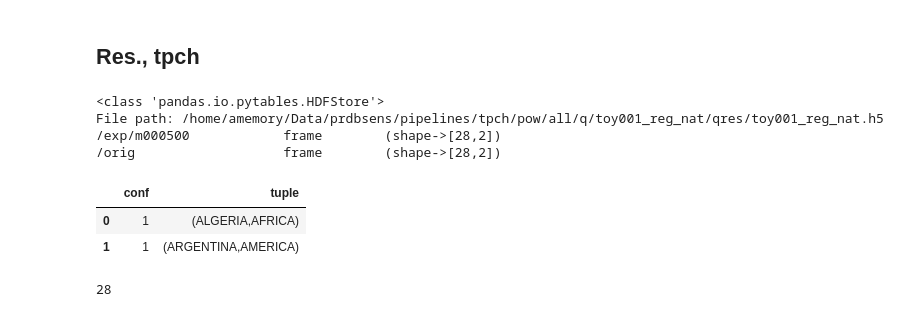
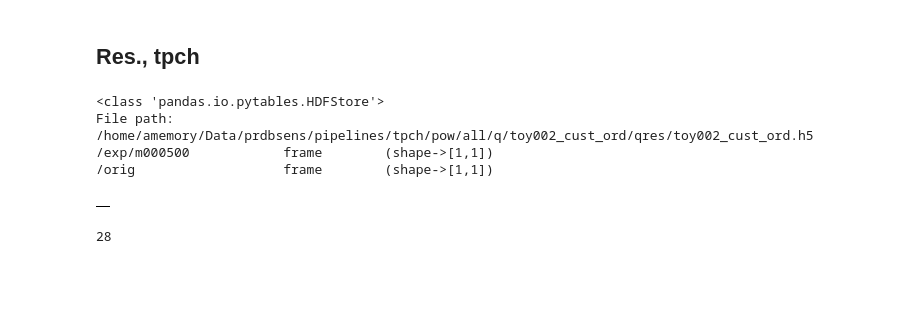
Before and after one commit to alexmemory/PrDBSens, a Jupyter notebook: notes/20150409_ACM_trio.ipynb, the cells around one changed output. Saved outputs shown, nothing was run; the diff lists cells and outputs as text; code cells hidden in the pictures; blank space fills up the shorter version.

```diff
--- a/notes/20150409_ACM_trio.ipynb
+++ b/notes/20150409_ACM_trio.ipynb
@@ -1098,7 +1098,9 @@ pass
 # Pipeline, TPC-H
 # %%
 #scr = pd.read_csv('/home/amemory/Data/prdbsens/pipelines/tpch/rel/region_r.csv',quotechar="'")
-scr = pd.read_csv('/home/amemory/Data/prdbsens/pipelines/tpch/rel/nation_n.csv',quotechar="'")
+#scr = pd.read_csv('/home/amemory/Data/prdbsens/pipelines/tpch/rel/nation_n.csv',quotechar="'")
+scr = pd.read_csv('/home/amemory/Data/prdbsens/pipelines/tpch/rel/cust_c.csv',quotechar="'")
+#scr = pd.read_csv('/home/amemory/Data/prdbsens/pipelines/tpch/rel/orders_o.csv',quotechar="'")
 # %%
 scr.head(2)
 # %% [output]
@@ -1138,23 +1144,22 @@ File path: /home/amemory/Data/prdbsens/pipelines/tpch/pow/all/q/toy001_reg_nat/t
 # %% [markdown]
 ## Res., tpch
 # %%
-with pd.HDFStore('/home/amemory/Data/prdbsens/pipelines/tpch/pow/all/q/toy001_reg_nat/qres/toy001_reg_nat.h5','r') as sto:
+#with pd.HDFStore('/home/amemory/Data/prdbsens/pipelines/tpch/pow/all/q/toy001_reg_nat/qres/toy001_reg_nat.h5','r') as sto:
+with pd.HDFStore('/home/amemory/Data/prdbsens/pipelines/tpch/pow/all/q/toy002_cust_ord/qres/toy002_cust_ord.h5','r') as sto:
     print sto
     #k = sto.keys()[0]
     k = 'orig'
     scr = sto[k]
     k = 'exp/m000500'
     scrt = sto[k]
     #pprint.pprint(sto.get_storer(k).attrs.info)
 scr.head(2)
 # %% [output]
 <class 'pandas.io.pytables.HDFStore'>
-File path: /home/amemory/Data/prdbsens/pipelines/tpch/pow/all/q/toy001_reg_nat/qres/toy001_reg_nat.h5
-/exp/m000500            frame        (shape->[28,2])
-/orig                   frame        (shape->[28,2])
+File path: /home/amemory/Data/prdbsens/pipelines/tpch/pow/all/q/toy002_cust_ord/qres/toy002_cust_ord.h5
+/exp/m000500            frame        (shape->[1,1])
+/orig                   frame        (shape->[1,1])
-|  | conf | tuple |
-| 0 | 1 | (ALGERIA,AFRICA) |
-| 1 | 1 | (ARGENTINA,AMERICA) |
+|  |
 # %%
 print len(scr)
 scr.head(2)
```
Also changed, not shown: parts of 2 cells of this notebook, 2 other files.
